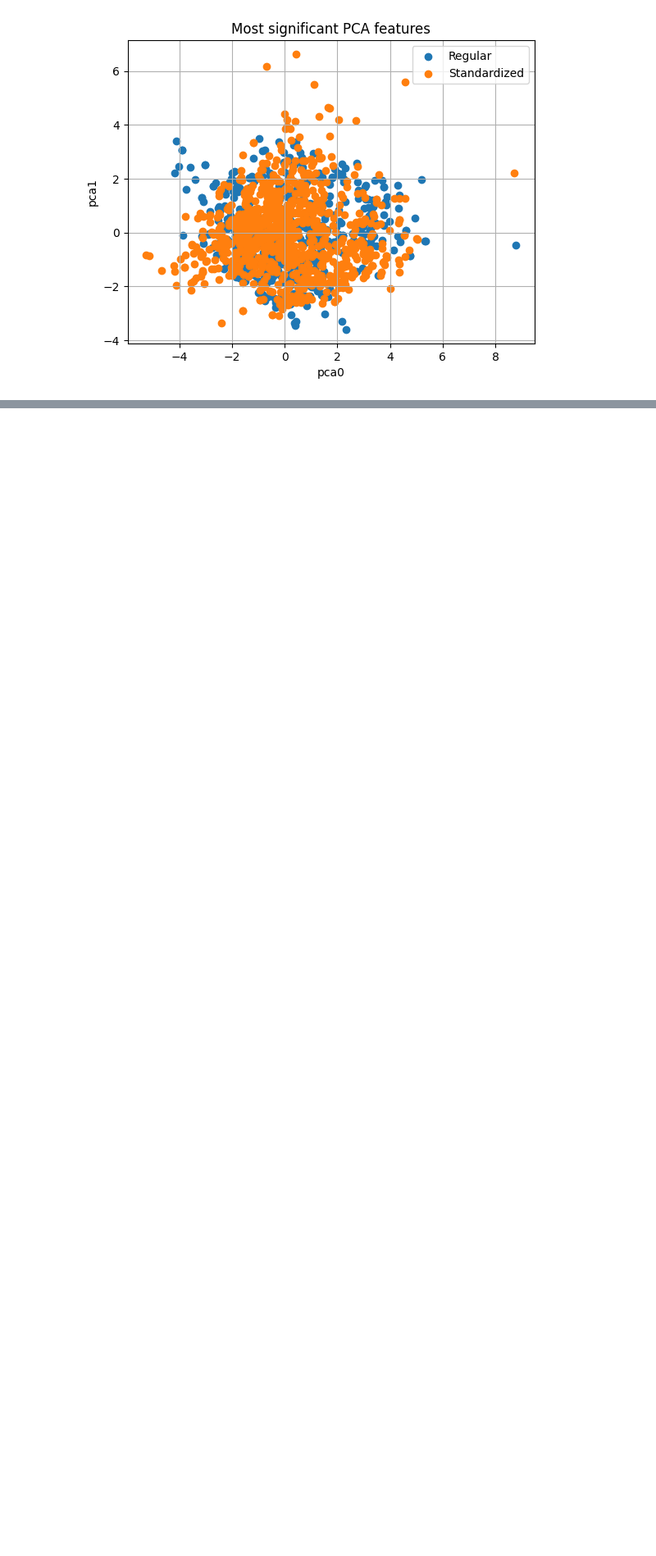
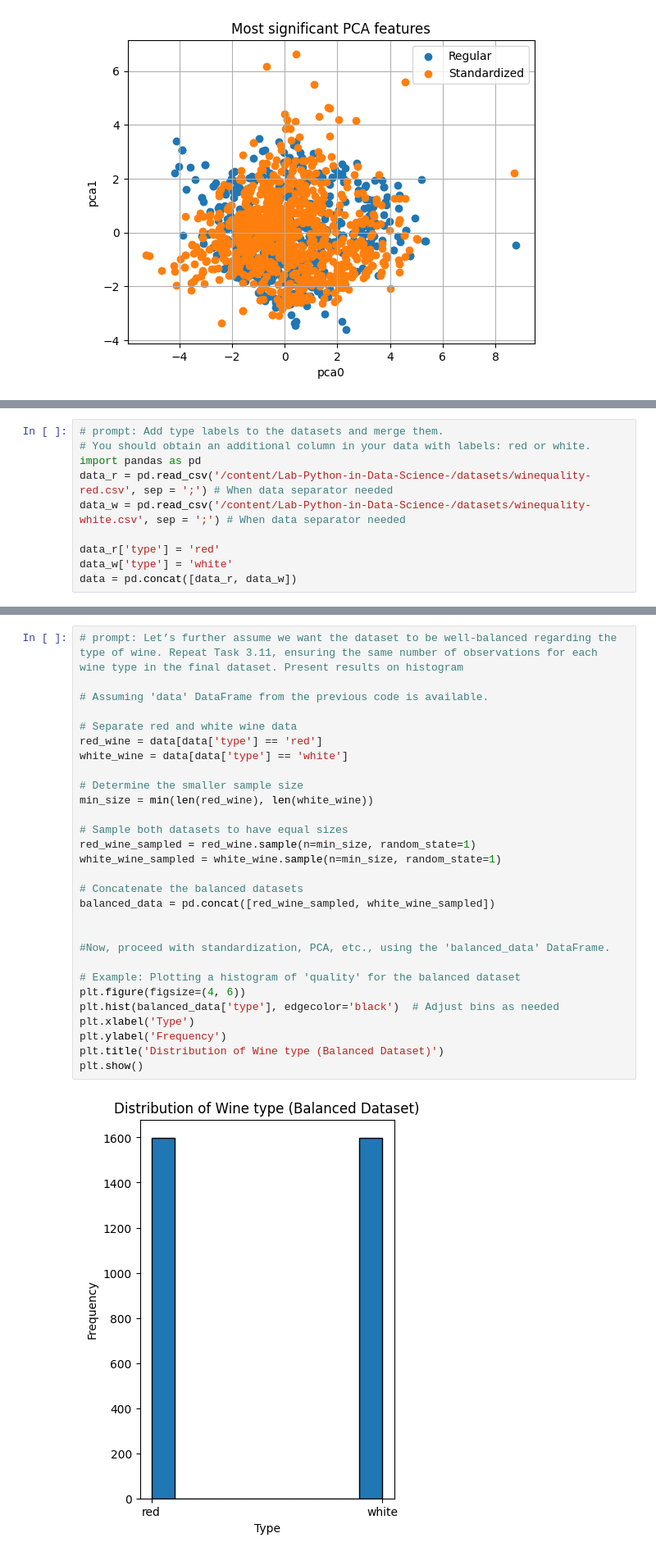
Before and after one commit to jadrzy/Lab-Python-in-Data-Science-, a Jupyter notebook: notebooks/Lab3.ipynb, the cells around one changed output, grey strips where cells are left out. Shown at 82% size. Saved outputs shown, nothing was run; the diff lists cells and outputs as text; blank space fills up the shorter version.

```diff
--- a/notebooks/Lab3.ipynb
+++ b/notebooks/Lab3.ipynb
@@ -499,0 +506,10 @@ plt.show()
+# %%
+# prompt: Add type labels to the datasets and merge them.
+# You should obtain an additional column in your data with labels: red or white.
+import pandas as pd
+data_r = pd.read_csv('/content/Lab-Python-in-Data-Science-/datasets/winequality-red.csv', sep = ';') # When data separator needed
+data_w = pd.read_csv('/content/Lab-Python-in-Data-Science-/datasets/winequality-white.csv', sep = ';') # When data separator needed
+
+data_r['type'] = 'red'
+data_w['type'] = 'white'
+data = pd.concat([data_r, data_w])
@@ -499,0 +522,31 @@ plt.show()
+# %%
+# prompt: Let’s further assume we want the dataset to be well-balanced regarding the type of wine. Repeat Task 3.11, ensuring the same number of observations for each wine type in the final dataset. Present results on histogram
+
+# Assuming 'data' DataFrame from the previous code is available.
+
+# Separate red and white wine data
+red_wine = data[data['type'] == 'red']
+white_wine = data[data['type'] == 'white']
+
+# Determine the smaller sample size
+min_size = min(len(red_wine), len(white_wine))
+
+# Sample both datasets to have equal sizes
+red_wine_sampled = red_wine.sample(n=min_size, random_state=1)
+white_wine_sampled = white_wine.sample(n=min_size, random_state=1)
+
+# Concatenate the balanced datasets
+balanced_data = pd.concat([red_wine_sampled, white_wine_sampled])
+
+
+#Now, proceed with standardization, PCA, etc., using the 'balanced_data' DataFrame.
+
+# Example: Plotting a histogram of 'quality' for the balanced dataset
+plt.figure(figsize=(4, 6))
+plt.hist(balanced_data['type'], edgecolor='black')  # Adjust bins as needed
+plt.xlabel('Type')
+plt.ylabel('Frequency')
+plt.title('Distribution of Wine type (Balanced Dataset)')
+plt.show()
+# %% [output]
+[figure, added]
```
Also changed, not shown: parts of 5 cells of this notebook.
